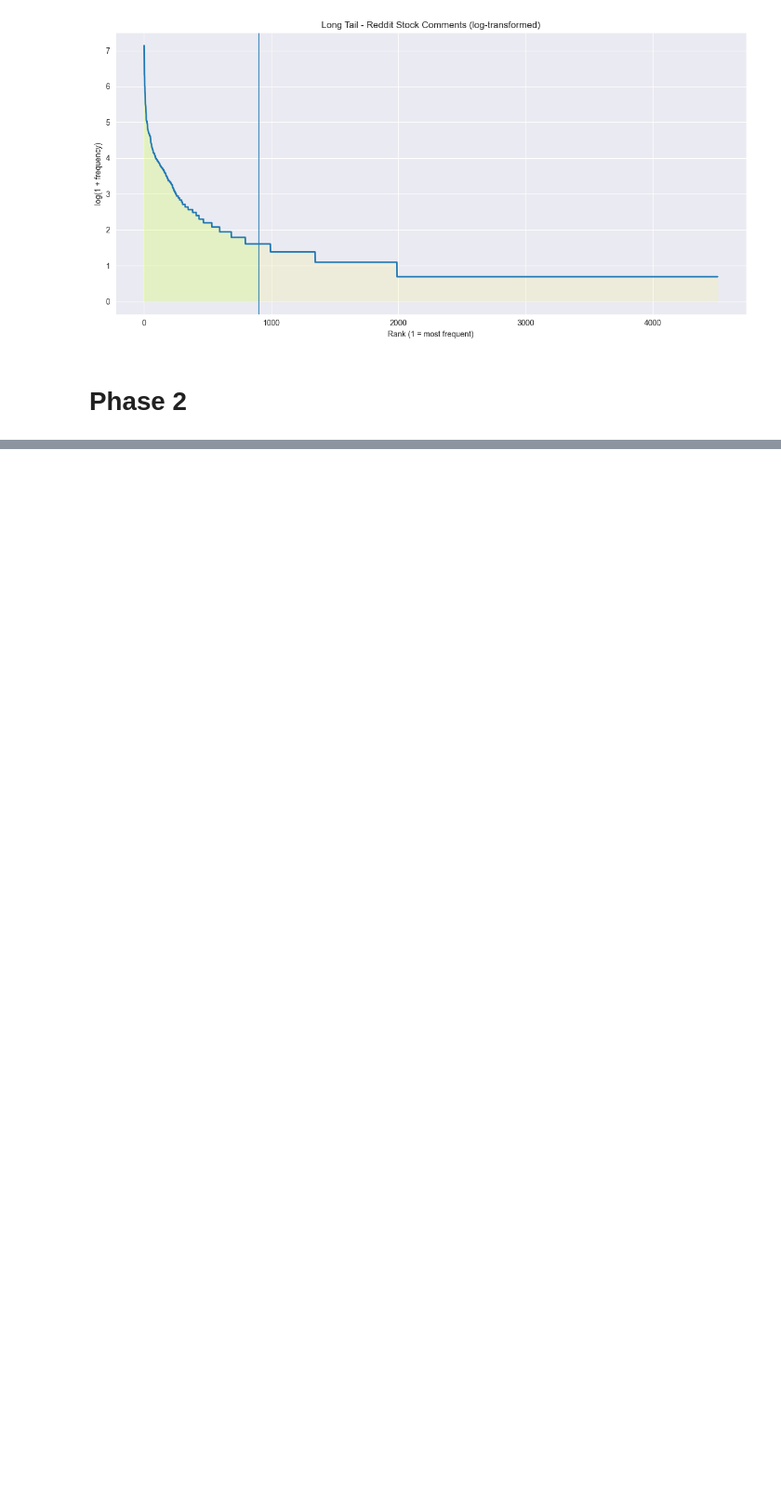
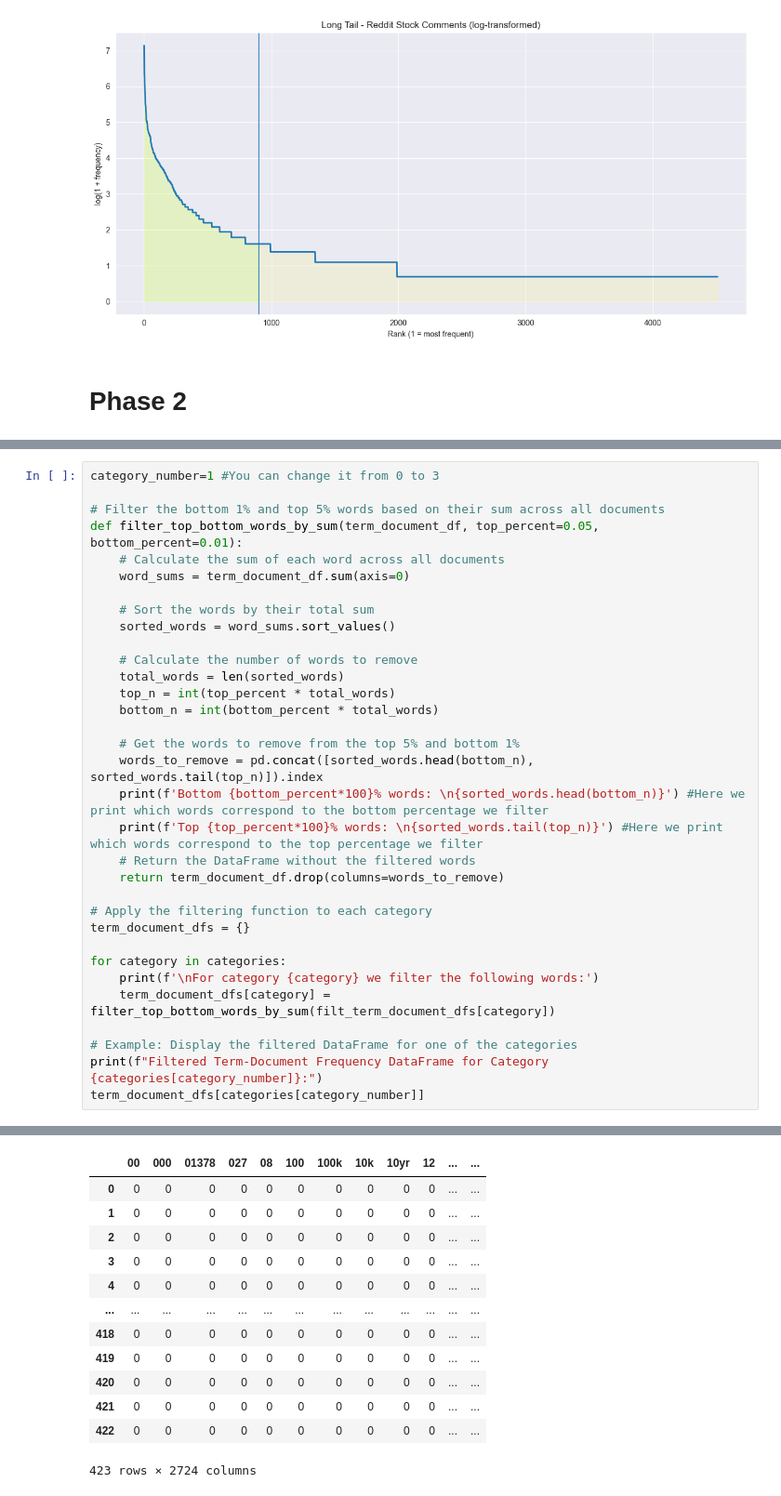
Before and after one commit to nguyentr0101/DM2025-Lab1-Exercise, a Jupyter notebook: DM2025-Lab1-Homework.ipynb, the cells around one changed output, grey strips where cells are left out. Shown: that part at 93% size. Drawn from its saved outputs; the diff is of its cells as text; blank space fills up the shorter version.

```diff
--- a/DM2025-Lab1-Homework.ipynb
+++ b/DM2025-Lab1-Homework.ipynb
@@ -597,0 +732,34 @@ plt.show()
+# %%
+category_number=1 #You can change it from 0 to 3
+
+# Filter the bottom 1% and top 5% words based on their sum across all documents
+def filter_top_bottom_words_by_sum(term_document_df, top_percent=0.05, bottom_percent=0.01):
+    # Calculate the sum of each word across all documents
+    word_sums = term_document_df.sum(axis=0)
+
+    # Sort the words by their total sum
+    sorted_words = word_sums.sort_values()
+
+    # Calculate the number of words to remove
+    total_words = len(sorted_words)
+    top_n = int(top_percent * total_words)
+    bottom_n = int(bottom_percent * total_words)
+
+    # Get the words to remove from the top 5% and bottom 1%
+    words_to_remove = pd.concat([sorted_words.head(bottom_n), sorted_words.tail(top_n)]).index
+    print(f'Bottom {bottom_percent*100}% words: \n{sorted_words.head(bottom_n)}') #Here we print which words correspond to the bottom percentage we filter
+    print(f'Top {top_percent*100}% words: \n{sorted_words.tail(top_n)}') #Here we print which words correspond to the top percentage we filter
+    # Return the DataFrame without the filtered words
+    return term_document_df.drop(columns=words_to_remove)
+
+# Apply the filtering function to each category
+term_document_dfs = {}
+
+for category in categories:
+    print(f'\nFor category {category} we filter the following words:')
+    term_document_dfs[category] = filter_top_bottom_words_by_sum(filt_term_document_dfs[category])
+
+# Example: Display the filtered DataFrame for one of the categories
+print(f"Filtered Term-Document Frequency DataFrame for Category {categories[category_number]}:")
+term_document_dfs[categories[category_number]]
+# %% [output]
@@ -597,0 +783,13 @@ plt.show()
+|  | 00 | 000 | 01378 | 027 | 08 | 100 | 100k | 10k | 10yr | 12 | ... | ... |
+| 0 | 0 | 0 | 0 | 0 | 0 | 0 | 0 | 0 | 0 | 0 | ... | ... |
+| 1 | 0 | 0 | 0 | 0 | 0 | 0 | 0 | 0 | 0 | 0 | ... | ... |
+| 2 | 0 | 0 | 0 | 0 | 0 | 0 | 0 | 0 | 0 | 0 | ... | ... |
+| 3 | 0 | 0 | 0 | 0 | 0 | 0 | 0 | 0 | 0 | 0 | ... | ... |
+| 4 | 0 | 0 | 0 | 0 | 0 | 0 | 0 | 0 | 0 | 0 | ... | ... |
+| ... | ... | ... | ... | ... | ... | ... | ... | ... | ... | ... | ... | ... |
+| 418 | 0 | 0 | 0 | 0 | 0 | 0 | 0 | 0 | 0 | 0 | ... | ... |
+| 419 | 0 | 0 | 0 | 0 | 0 | 0 | 0 | 0 | 0 | 0 | ... | ... |
+| 420 | 0 | 0 | 0 | 0 | 0 | 0 | 0 | 0 | 0 | 0 | ... | ... |
+| 421 | 0 | 0 | 0 | 0 | 0 | 0 | 0 | 0 | 0 | 0 | ... | ... |
+| 422 | 0 | 0 | 0 | 0 | 0 | 0 | 0 | 0 | 0 | 0 | ... | ... |
+423 rows × 2724 columns
```
Also changed, not shown: parts of 14 cells of this notebook, 3 other files.
